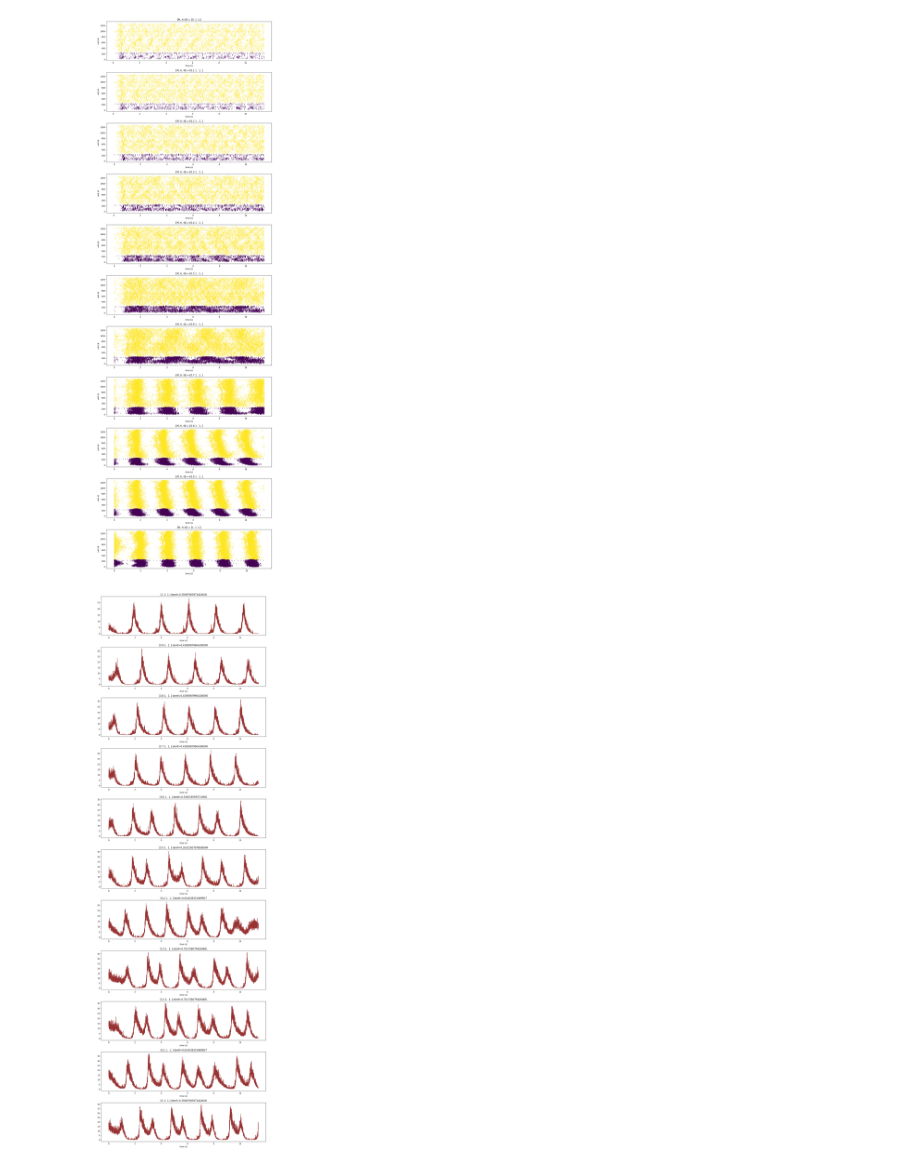
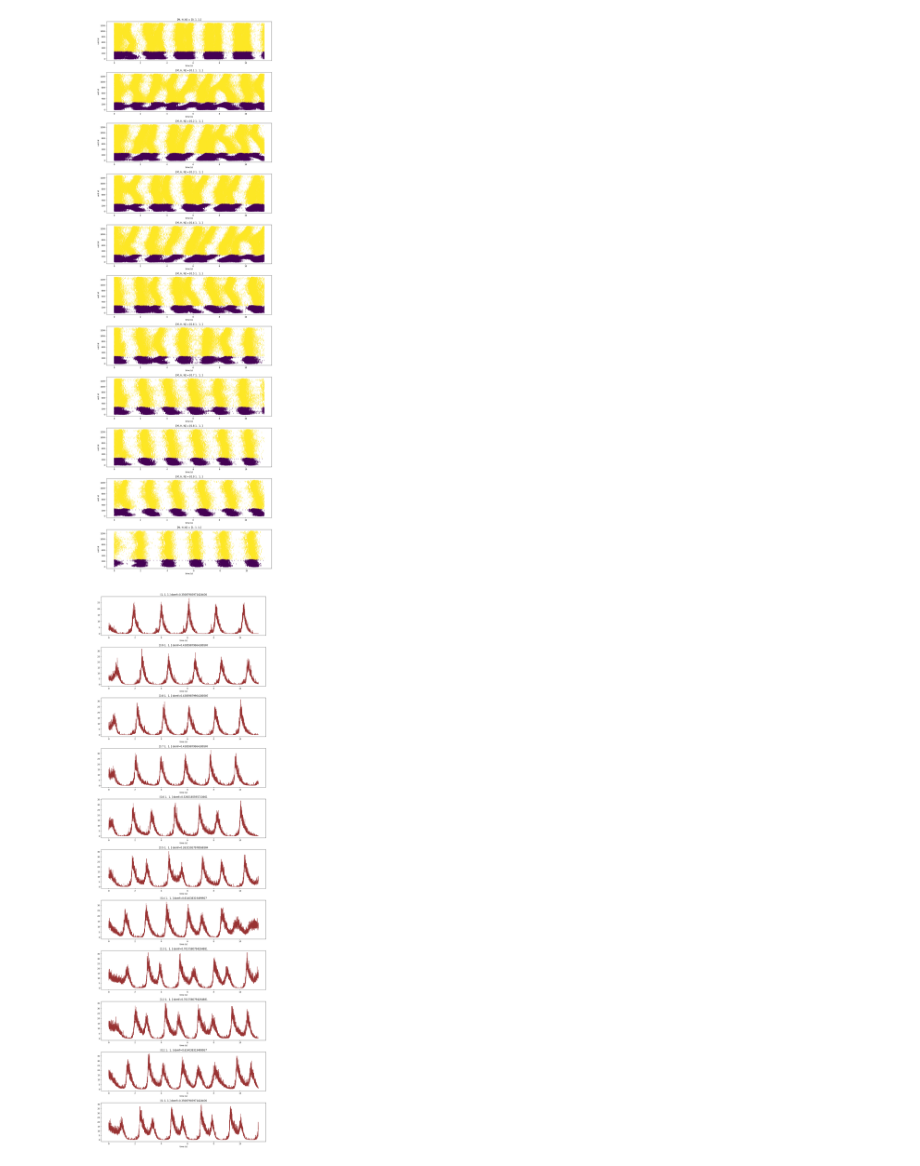
Before and after one commit to JacobDuda/M-Current-modulation-of-cortical-slow-oscillations, a Jupyter notebook: Analysis/parameter_search.ipynb, the cells around one changed output. Drawn from its saved outputs; the diff is of its cells as text; code cells hidden in the pictures.

Commit message:
updating visuals

```diff
--- a/Analysis/parameter_search.ipynb
+++ b/Analysis/parameter_search.ipynb
@@ -12,21 +12,21 @@ for i in range(11):
 # %%
 fig, axs = plt.subplots(11)
 fig.set_figheight(50)
 fig.set_figwidth(15)
 fig.subplots_adjust(hspace=0.3)
 
 #plt.scatter(x=raw[:,0],y=raw[:,1],c=raw[:,2],marker="|",alpha = 0.6)
 
 for i in range(0,11):
     #raw = np.loadtxt(r"C:\Users\Jacob\Documents\GitHub\M-Current-modulation-of-cortical-slow-oscillations\coarse_search\Raster_"+str(i)+".txt")
-    raw = np.loadtxt(r"C:\Users\Jacob\Documents\GitHub\M-Current-modulation-of-cortical-slow-oscillations\N_parameter_search\Raster_"+str(i)+".txt")
+    raw = np.loadtxt(r"..\M_parameter_search\Raster_"+str(i)+".txt")
     raw2 = np.where(raw[:,2]==0,raw[:,1],raw[:,1]+256)
     axs[i].scatter(x=raw[:,0],y=raw2,c=raw[:,2],marker="|",alpha = 0.6)
     axs[i].set_title("[M, H, N] = " + str(cs[i,0:3]))
     axs[i].set_ylabel("unit id")
     axs[i].set_xlabel("time (s)")
 # %% [output]
-[figure, old version]
+[figure, new version]
 # %%
 fig, axs = plt.subplots(11)
 fig.set_figheight(50)
```
Also changed, not shown: parts of 4 cells of this notebook, 1 other file.
